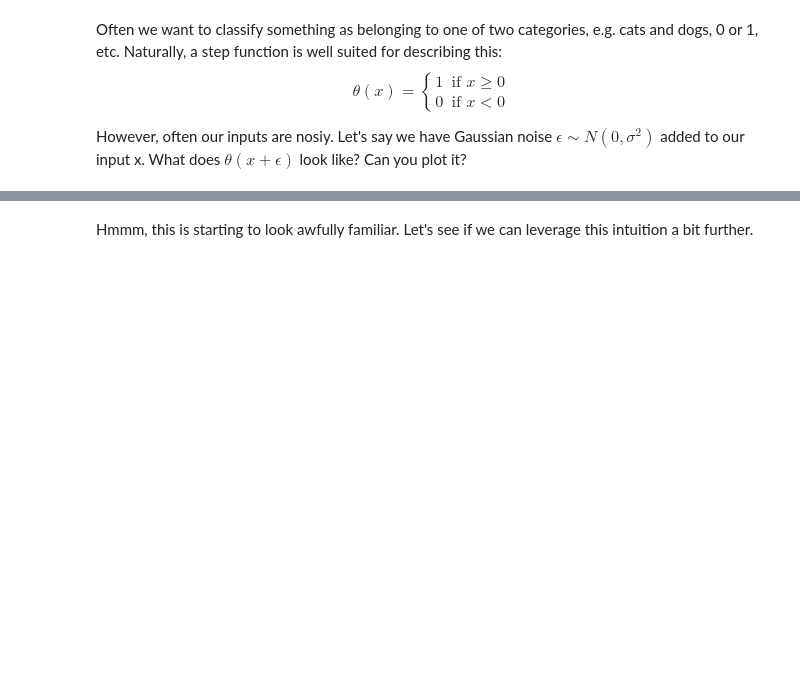
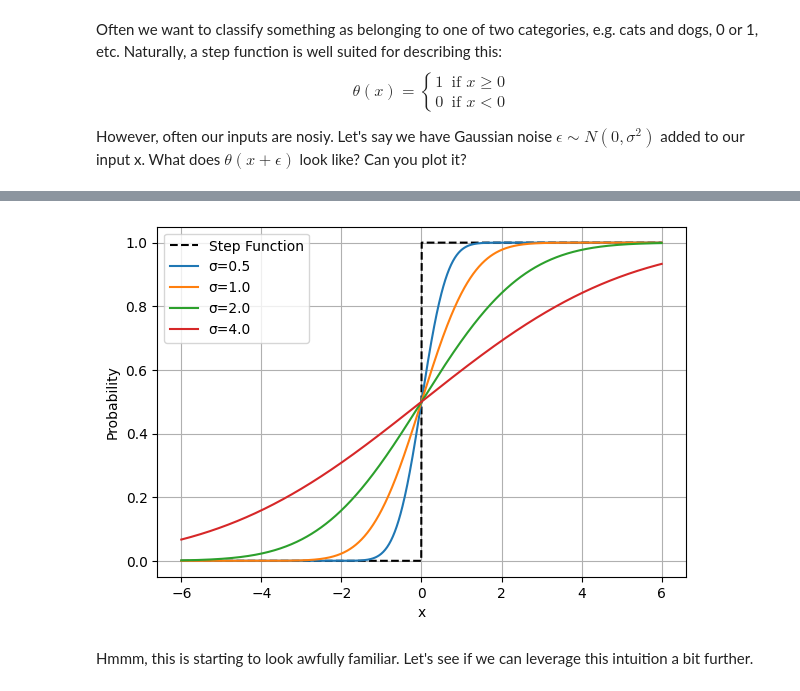
Before and after one commit to alexandre-bismuth/UncertaintyInDeepLearning, a Jupyter notebook: UDL_Practical_1_Setting_a_Basline.ipynb, the cells around one changed output, grey strips where cells are left out. Cells and saved outputs as stored; diff of their text form; code cells hidden in the pictures; blank space fills up the shorter version.

```diff
--- a/UDL_Practical_1_Setting_a_Basline.ipynb
+++ b/UDL_Practical_1_Setting_a_Basline.ipynb
@@ -343,34 +404,36 @@ However, often our inputs are nosiy. Let's say we have Gaussian noise $\epsilon
 # %%
 import numpy as np
 import matplotlib.pyplot as plt
 from scipy.stats import norm
 
 # Create input space
 x = np.linspace(-6, 6, 1000)
 
 # Step function (threshold at x=0)
 step = np.where(x >= 0, 1, 0)
 
 # Function to compute probability of being above 0 given Gaussian noise
 def prob_above_zero(x, noise_std):
     ## fill me!
-    ...
+    return 1 - norm.cdf(-x, loc=0, scale=noise_std)
 
 # Different noise levels
 noise_stds = [0.5, 1.0, 2.0, 4.0]
 
 # Create visualization
 plt.figure(figsize=(15, 10))
 
 # Plot
 plt.subplot(2, 2, 1)
 plt.plot(x, step, 'k--', label='Step Function')
 for std in noise_stds:
     plt.plot(x, prob_above_zero(x, std), label=f'σ={std}')
 plt.xlabel('x')
 plt.ylabel('Probability')
 plt.legend()
 plt.grid(True)
+# %% [output]
+[figure, added]
 # %% [markdown]
 Hmmm, this is starting to look awfully familiar. Let's see if we can leverage this intuition a bit further.
 # %% [markdown]
```
Also changed, not shown: parts of 11 cells of this notebook.
